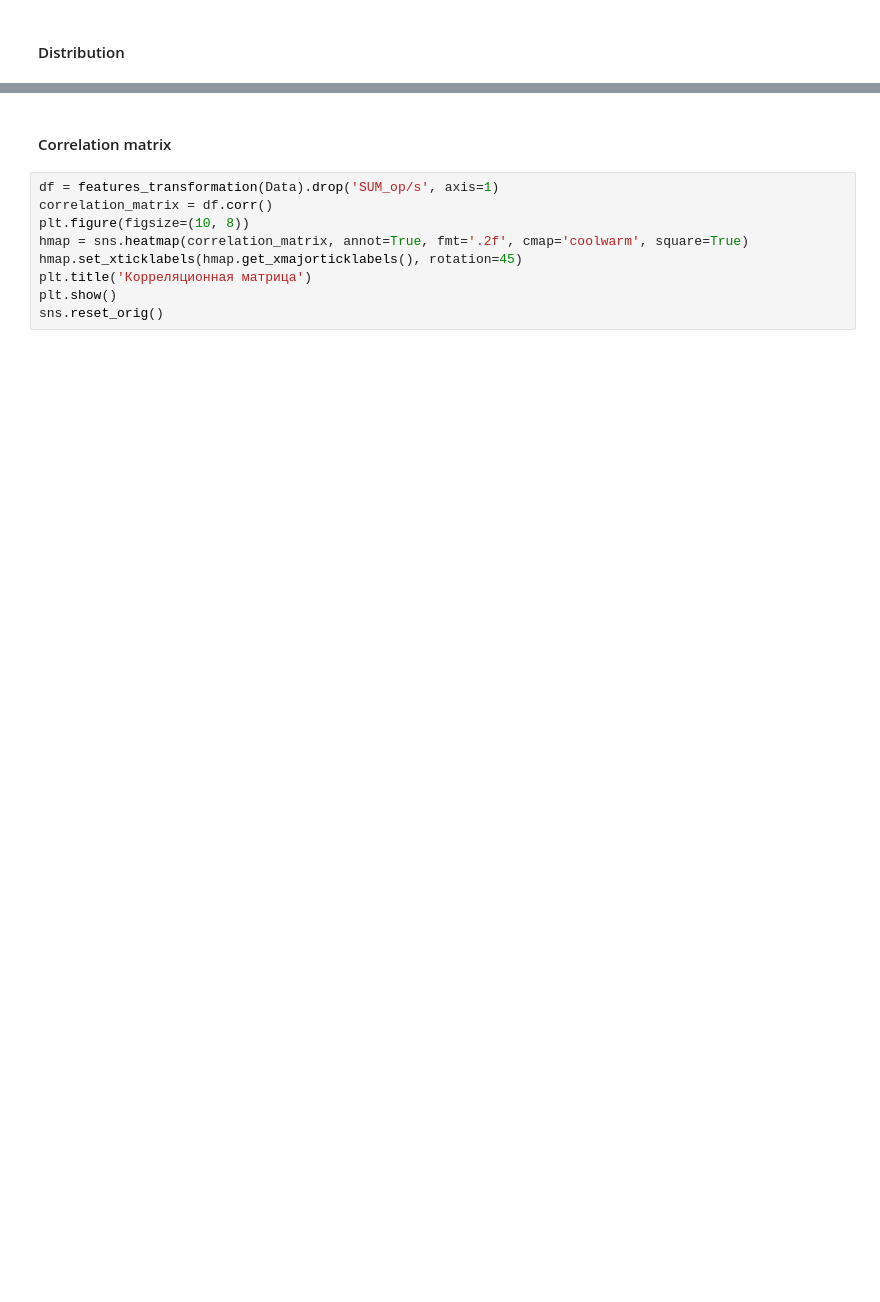
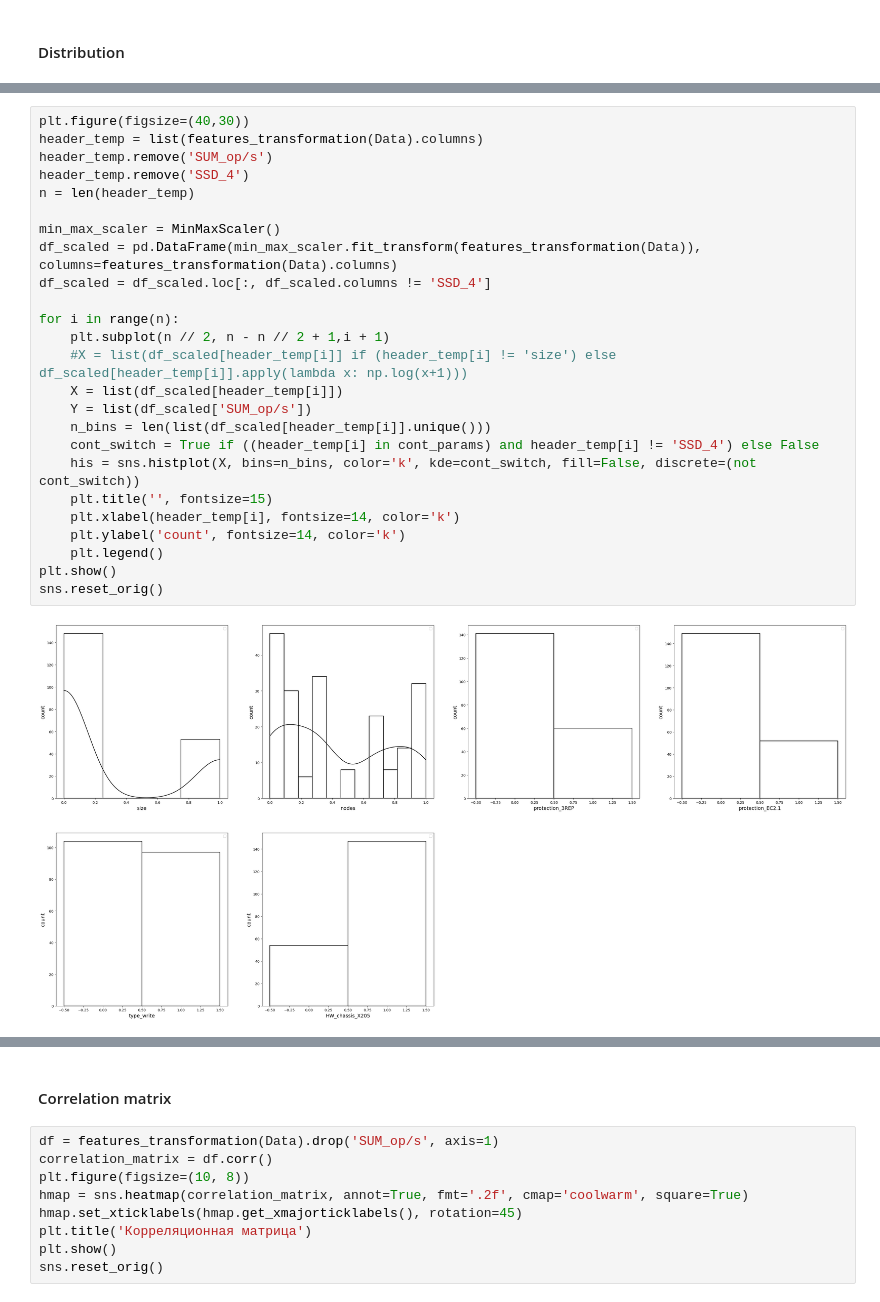
Before and after one commit to Sziringowski/SDS-modelling, a Jupyter notebook: Main.ipynb, the cells around one changed output, grey strips where cells are left out. Cells and saved outputs as stored; diff of their text form; blank space fills up the shorter version.

```diff
--- a/Main.ipynb
+++ b/Main.ipynb
@@ -332,0 +382,27 @@ categorial parametrs:
+# %%
+plt.figure(figsize=(40,30))
+header_temp = list(features_transformation(Data).columns)
+header_temp.remove('SUM_op/s')
+header_temp.remove('SSD_4')
+n = len(header_temp)
+
+min_max_scaler = MinMaxScaler()
+df_scaled = pd.DataFrame(min_max_scaler.fit_transform(features_transformation(Data)), columns=features_transformation(Data).columns)
+df_scaled = df_scaled.loc[:, df_scaled.columns != 'SSD_4']
+
+for i in range(n):
+    plt.subplot(n // 2, n - n // 2 + 1,i + 1)
+    #X = list(df_scaled[header_temp[i]] if (header_temp[i] != 'size') else df_scaled[header_temp[i]].apply(lambda x: np.log(x+1)))
+    X = list(df_scaled[header_temp[i]])
+    Y = list(df_scaled['SUM_op/s'])
+    n_bins = len(list(df_scaled[header_temp[i]].unique()))
+    cont_switch = True if ((header_temp[i] in cont_params) and header_temp[i] != 'SSD_4') else False
+    his = sns.histplot(X, bins=n_bins, color='k', kde=cont_switch, fill=False, discrete=(not cont_switch))
+    plt.title('', fontsize=15)
+    plt.xlabel(header_temp[i], fontsize=14, color='k')
+    plt.ylabel('count', fontsize=14, color='k')
+    plt.legend()
+plt.show()
+sns.reset_orig()
+# %% [output]
+[figure, added]
```
Also changed, not shown: parts of 20 cells of this notebook, 2 other files.
